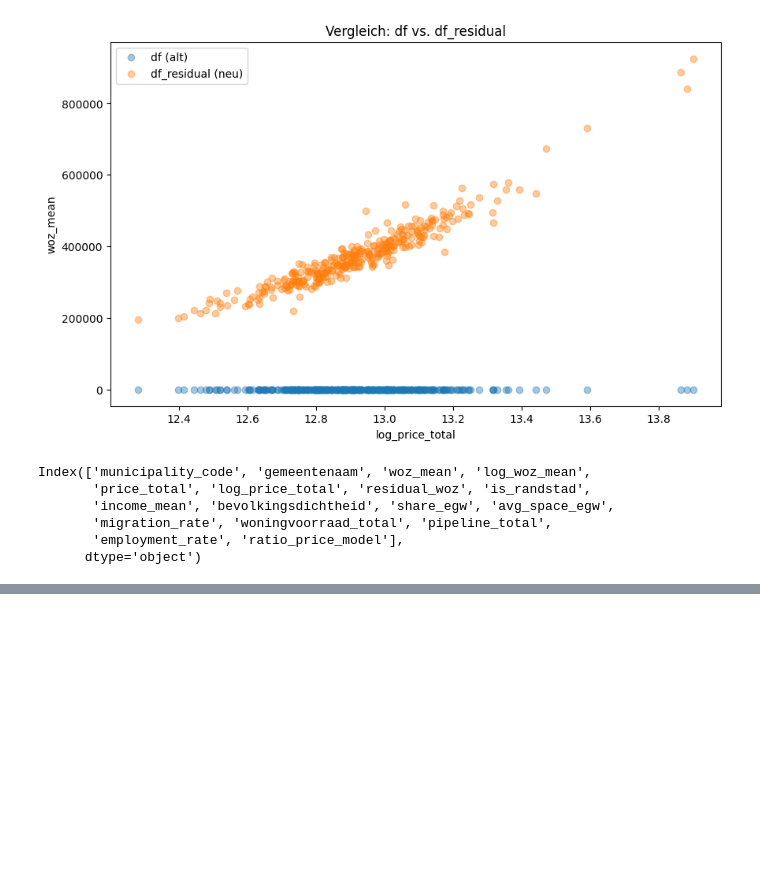
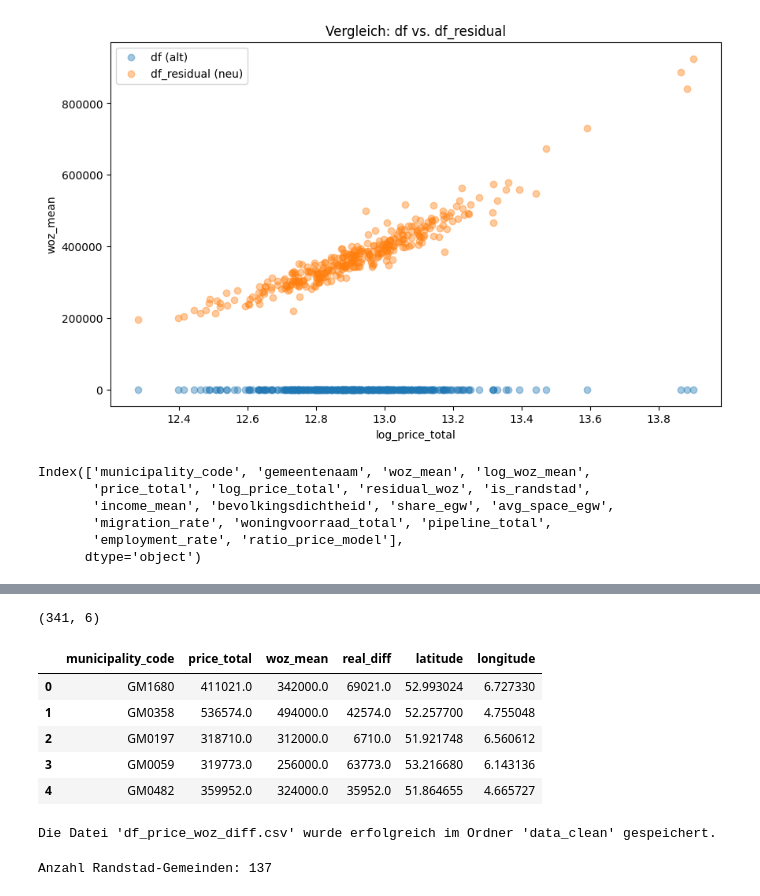
Before and after one commit to StefanKermann/pricing_on_the_dutch_housing_market, a Jupyter notebook: notebooks/notebooks_aux/REPAIRS.ipynb, the cells around one changed output, grey strips where cells are left out. Cells and saved outputs as stored; diff of their text form; code cells hidden in the pictures; blank space fills up the shorter version.

```diff
--- a/notebooks/notebooks_aux/REPAIRS.ipynb
+++ b/notebooks/notebooks_aux/REPAIRS.ipynb
@@ -176,0 +327,24 @@ Index(['municipality_code', 'gemeentenaam', 'woz_mean', 'log_woz_mean',
+# %%
+df_master = df_master.rename(columns={
+    "latitude_x": "latitude",
+    "longitude_x": "longitude"
+})
+
+df_master = df_master.drop(columns=["latitude_y", "longitude_y"])
+# %%
+print(df_master.shape)
+df_master.head()
+# %% [output]
+(341, 6)
+|  | municipality_code | price_total | woz_mean | real_diff | latitude | longitude |
+| 0 | GM1680 | 411021.0 | 342000.0 | 69021.0 | 52.993024 | 6.727330 |
+| 1 | GM0358 | 536574.0 | 494000.0 | 42574.0 | 52.257700 | 4.755048 |
+| 2 | GM0197 | 318710.0 | 312000.0 | 6710.0 | 51.921748 | 6.560612 |
+| 3 | GM0059 | 319773.0 | 256000.0 | 63773.0 | 53.216680 | 6.143136 |
+| 4 | GM0482 | 359952.0 | 324000.0 | 35952.0 | 51.864655 | 4.665727 |
+# %%
+df_master.to_csv("../data_clean/df_price_woz_diff.csv", index=False)
+
+print("Die Datei 'df_price_woz_diff.csv' wurde erfolgreich im Ordner 'data_clean' gespeichert.")
+# %% [output]
+Die Datei 'df_price_woz_diff.csv' wurde erfolgreich im Ordner 'data_clean' gespeichert.
@@ -176,0 +370,41 @@ Index(['municipality_code', 'gemeentenaam', 'woz_mean', 'log_woz_mean',
+# %%
+import numpy as np
+import pandas as pd
+
+df = pd.read_csv("../data_clean/df_price_woz_diff.csv")
+
+# Haversine-Funktion
+def haversine(lon1, lat1, lon2, lat2):
+    R = 6371  # Erdradius in km
+    lon1, lat1, lon2, lat2 = map(np.radians, [lon1, lat1, lon2, lat2])
+    dlon = lon2 - lon1
+    dlat = lat2 - lat1
+    a = np.sin(dlat/2)**2 + np.cos(lat1)*np.cos(lat2)*np.sin(dlon/2)**2
+    return 2 * R * np.arcsin(np.sqrt(a))
+
+# Vier Kernstädte
+centers = {
+    "Amsterdam":  (4.8952, 52.3702),
+    "Rotterdam":  (4.4792, 51.9225),
+    "DenHaag":    (4.3000, 52.0705),
+    "Utrecht":    (5.1214, 52.0907)
+}
+
+# Distanz zu jedem Zentrum berechnen
+for name, (lon_c, lat_c) in centers.items():
+    df[f"dist_{name}"] = haversine(df["longitude"], df["latitude"], lon_c, lat_c)
+
+# Randstad = innerhalb von 40 km zu mindestens einem Zentrum
+df["is_randstad"] = (
+    (df["dist_Amsterdam"] <= 40) |
+    (df["dist_Rotterdam"] <= 40) |
+    (df["dist_DenHaag"]   <= 40) |
+    (df["dist_Utrecht"]   <= 40)
+).astype(int)
+
+# Speichern
+df.to_csv("../data_clean/df_price_woz_diff.csv", index=False)
+
+print("Anzahl Randstad-Gemeinden:", df["is_randstad"].sum())
+# %% [output]
+Anzahl Randstad-Gemeinden: 137
```
Also changed, not shown: parts of 15 cells of this notebook, 2 other files.
